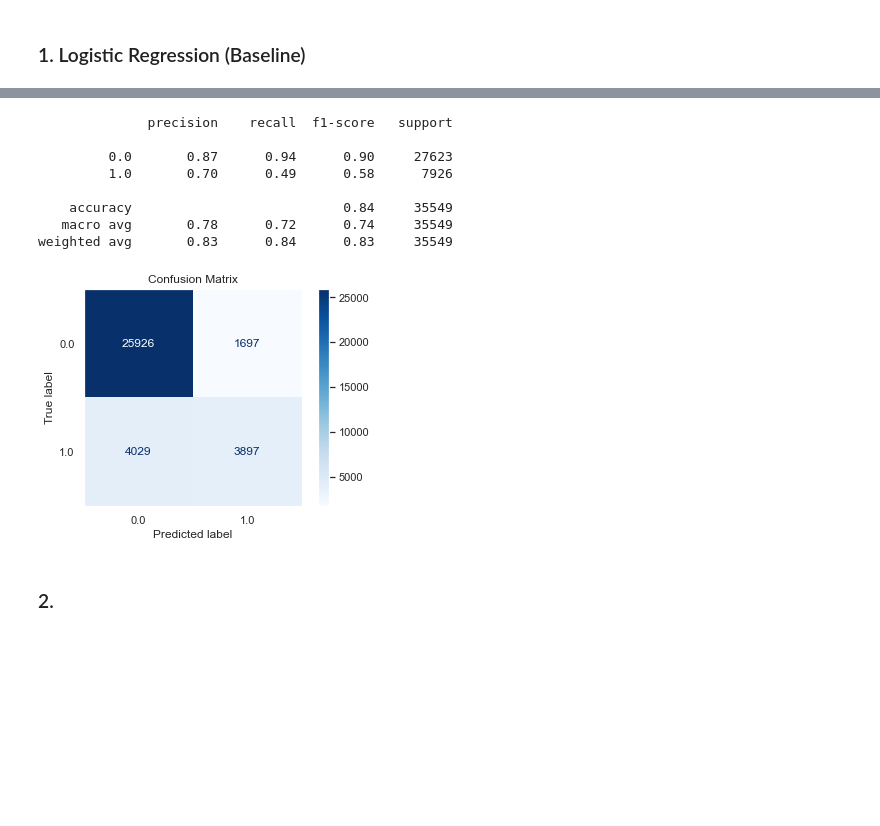
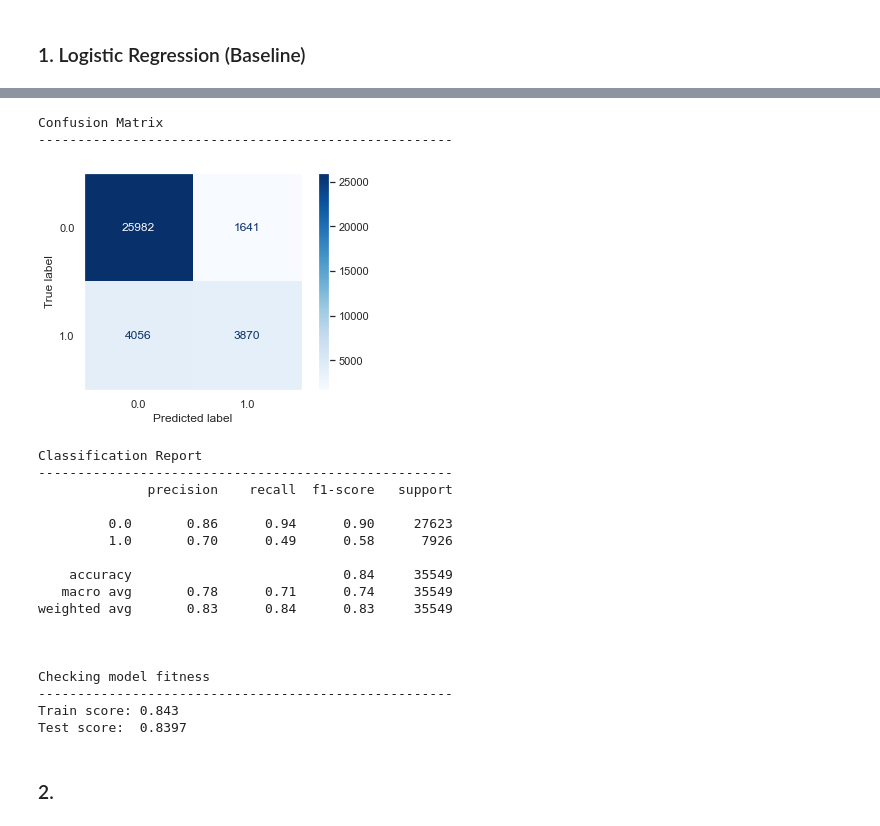
Before and after one commit to tjkyner/australian-rain-prediction, a Jupyter notebook: notebook.ipynb, the cells around one changed output, grey strips where cells are left out. Cells and saved outputs as stored; diff of their text form; code cells hidden in the pictures; blank space fills up the shorter version.

Commit message:
created evaluate function for models

```diff
--- a/notebook.ipynb
+++ b/notebook.ipynb
@@ -626,20 +626,45 @@ array([1., 0., 0., ..., 0., 1., 0.])
-# %%
-print(classification_report(y_test, y_pred))
-# %% [output]
-              precision    recall  f1-score   support
-
-         0.0       0.87      0.94      0.90     27623
-         1.0       0.70      0.49      0.58      7926
-
-    accuracy                           0.84     35549
-   macro avg       0.78      0.72      0.74     35549
-weighted avg       0.83      0.84      0.83     35549
-# %%
-plot_confusion_matrix(logreg, X_test, y_test, cmap='Blues')
-plt.title('Confusion Matrix')
-plt.grid();
-# %% [output]
-[figure, removed]
+# %%
+def conf_matrix(model, X_test, y_test, cmap='Blues'):
+    plot_confusion_matrix(model, X_test, y_test, cmap=cmap)
+    plt.grid()
+    plt.show()
+
+def evaluate(model, X_train=X_train, X_test=X_test, y_train=y_train, y_test=y_test, y_pred=y_pred):
+    print('Confusion Matrix')
+    print('-'*53)
+    conf_matrix(model, X_test, y_test)
+    print('\n')
+    print('Classification Report')
+    print('-'*53)
+    print(classification_report(y_test, y_pred))
+    print('\n')
+    print('Checking model fitness')
+    print('-'*53)
+    print('Train score:', round(model.score(X_train, y_train), 4))
+    print('Test score: ', round(model.score(X_test, y_test), 4))
+
+evaluate(logreg)
+# %% [output]
+Confusion Matrix
+-----------------------------------------------------
+[figure, added]
+Classification Report
+-----------------------------------------------------
+              precision    recall  f1-score   support
+
+         0.0       0.86      0.94      0.90     27623
+         1.0       0.70      0.49      0.58      7926
+
+    accuracy                           0.84     35549
+   macro avg       0.78      0.71      0.74     35549
+weighted avg       0.83      0.84      0.83     35549
+
+
+
+Checking model fitness
+-----------------------------------------------------
+Train score: 0.843
+Test score:  0.8397
 # %% [markdown]
 ### 2.
 # %% [markdown]
```
Also changed, not shown: parts of 4 cells of this notebook.
